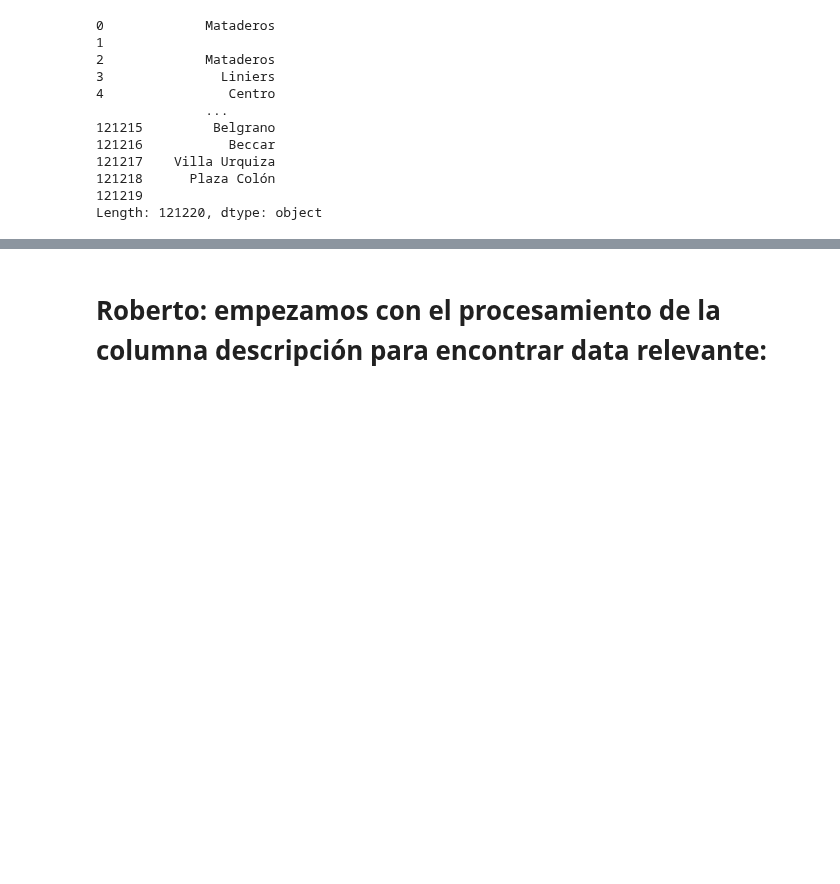
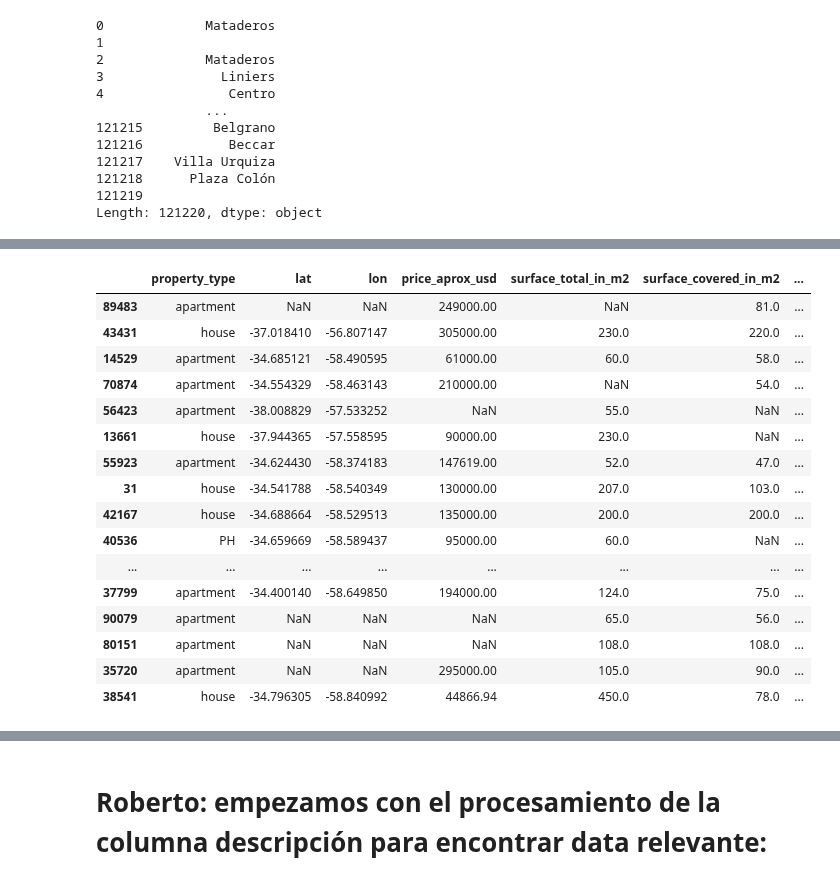
Before and after one commit to Facundo-Peloso/DH-TP-1---Grupo-10, a Jupyter notebook: Main-TP1 copy.ipynb, the cells around one changed output, grey strips where cells are left out. Saved outputs shown, nothing was run; the diff lists cells and outputs as text; code cells hidden in the pictures; blank space fills up the shorter version.

```diff
--- a/Main-TP1 copy.ipynb
+++ b/Main-TP1 copy.ipynb
@@ -559,0 +562,2 @@ Name: barrio2, dtype: int64
+# %%
+ubicacion_limpia.barrio1.loc[mascara_barrio2]=barrio_2_filtrado
@@ -582,0 +634,22 @@ datos.sample(30)
+# %%
+#ahora hacemos drop de la columna place_with_parent_names, ya que ya extraímos su información
+datos.drop('place_with_parent_names',axis=1, inplace=True)
+datos.sample(30)
+# %% [output]
+|  | property_type | lat | lon | price_aprox_usd | surface_total_in_m2 | surface_covered_in_m2 | ... |
+| 89483 | apartment | NaN | NaN | 249000.00 | NaN | 81.0 | ... |
+| 43431 | house | -37.018410 | -56.807147 | 305000.00 | 230.0 | 220.0 | ... |
+| 14529 | apartment | -34.685121 | -58.490595 | 61000.00 | 60.0 | 58.0 | ... |
+| 70874 | apartment | -34.554329 | -58.463143 | 210000.00 | NaN | 54.0 | ... |
+| 56423 | apartment | -38.008829 | -57.533252 | NaN | 55.0 | NaN | ... |
+| 13661 | house | -37.944365 | -57.558595 | 90000.00 | 230.0 | NaN | ... |
+| 55923 | apartment | -34.624430 | -58.374183 | 147619.00 | 52.0 | 47.0 | ... |
+| 31 | house | -34.541788 | -58.540349 | 130000.00 | 207.0 | 103.0 | ... |
+| 42167 | house | -34.688664 | -58.529513 | 135000.00 | 200.0 | 200.0 | ... |
+| 40536 | PH | -34.659669 | -58.589437 | 95000.00 | 60.0 | NaN | ... |
+| ... | ... | ... | ... | ... | ... | ... | ... |
+| 37799 | apartment | -34.400140 | -58.649850 | 194000.00 | 124.0 | 75.0 | ... |
+| 90079 | apartment | NaN | NaN | NaN | 65.0 | 56.0 | ... |
+| 80151 | apartment | NaN | NaN | NaN | 108.0 | 108.0 | ... |
+| 35720 | apartment | NaN | NaN | 295000.00 | 105.0 | 90.0 | ... |
+| 38541 | house | -34.796305 | -58.840992 | 44866.94 | 450.0 | 78.0 | ... |
```
Also changed, not shown: parts of 25 cells of this notebook, 2 other files.
